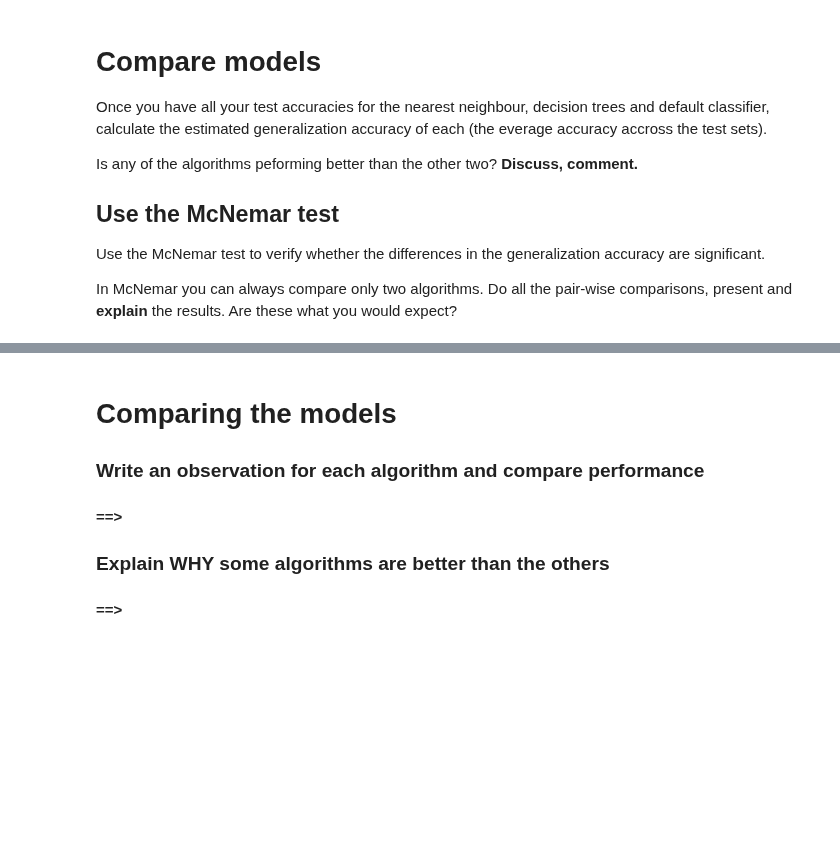
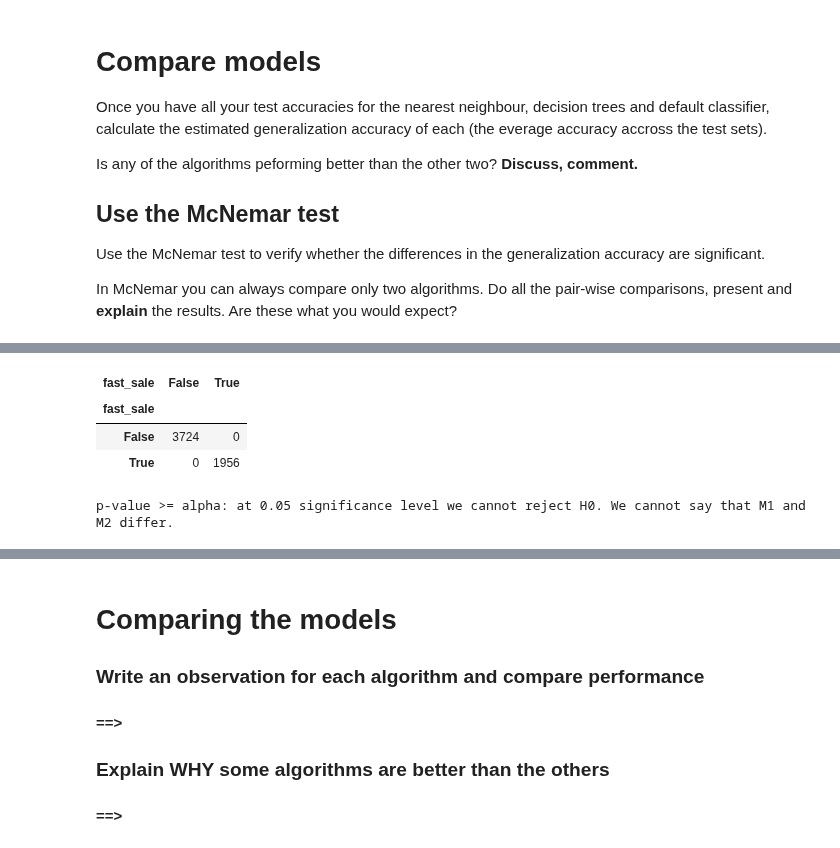
Before and after one commit to abousedas/datamining-tp02, a Jupyter notebook: TP2 - 01 Description.ipynb, the cells around one changed output, grey strips where cells are left out. Cells and saved outputs as stored; diff of their text form; code cells hidden in the pictures; blank space fills up the shorter version.

```diff
--- a/TP2 - 01 Description.ipynb
+++ b/TP2 - 01 Description.ipynb
@@ -467,0 +514,15 @@ Test accuracy 0.5683098591549296
+# %%
+def clf_tree(hyper_param):
+    return tree.DecisionTreeClassifier(max_leaf_nodes=hyper_param)
+
+
+tree_ft = FT(
+    norm_in,
+    out_autos,
+#     hyper_param=best_hp_knn,
+    hyper_param=5,
+    clf_callback=clf_tree
+)
+
+tree_ft.run()
+tree_pred_test, tree_out_test = tree_ft.get_test_data()
@@ -636,0 +612,13 @@ def mc_nemar_test(m1, m2, alpha=0.05):
+# %%
+# Default Classifier vs Descision Tree
+
+m1 = np.logical_and(dc_pred_test, dc_out_test)
+m2 = np.logical_and(tree_pred_test, tree_out_test)
+
+mc_nemar_test(m1, m2)
+# %% [output]
+| fast_sale | False | True |
+| fast_sale |  |  |
+| False | 3724 | 0 |
+| True | 0 | 1956 |
+p-value >= alpha: at 0.05 significance level we cannot reject H0. We cannot say that M1 and M2 differ.
```
Also changed, not shown: parts of 28 cells of this notebook.
